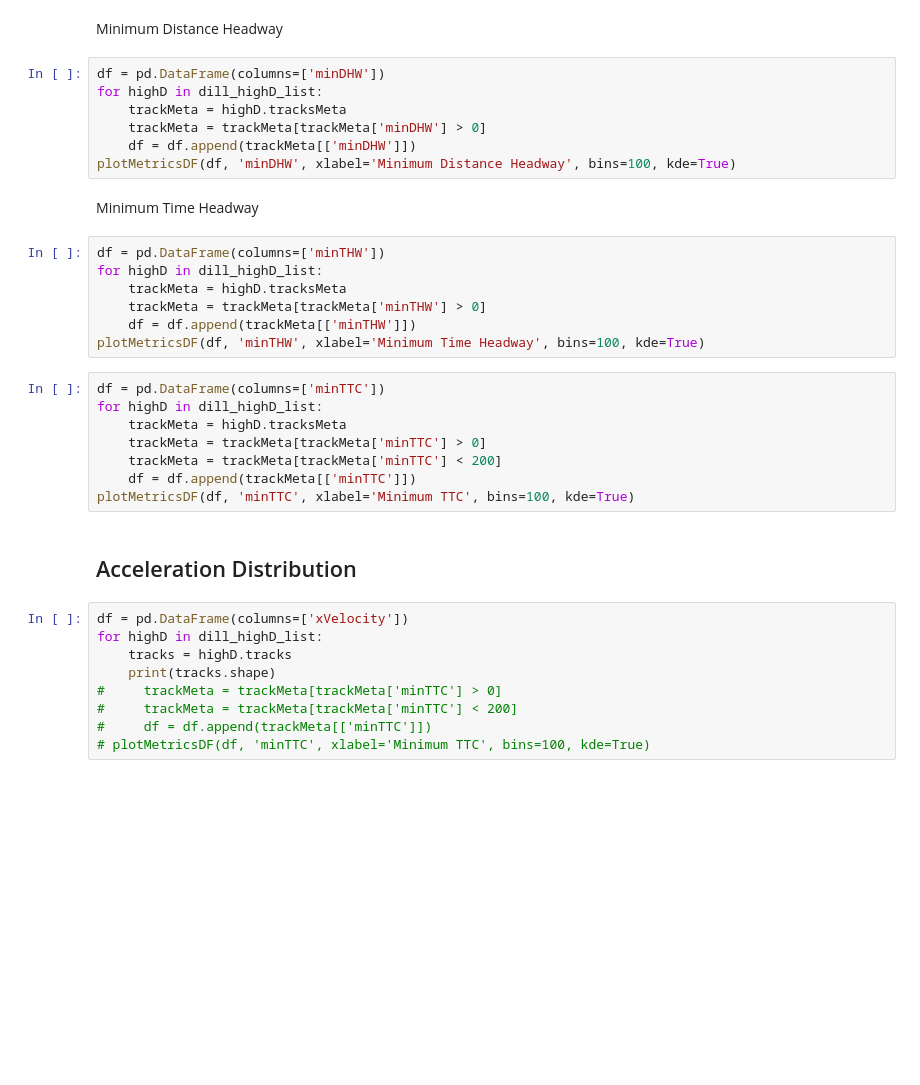
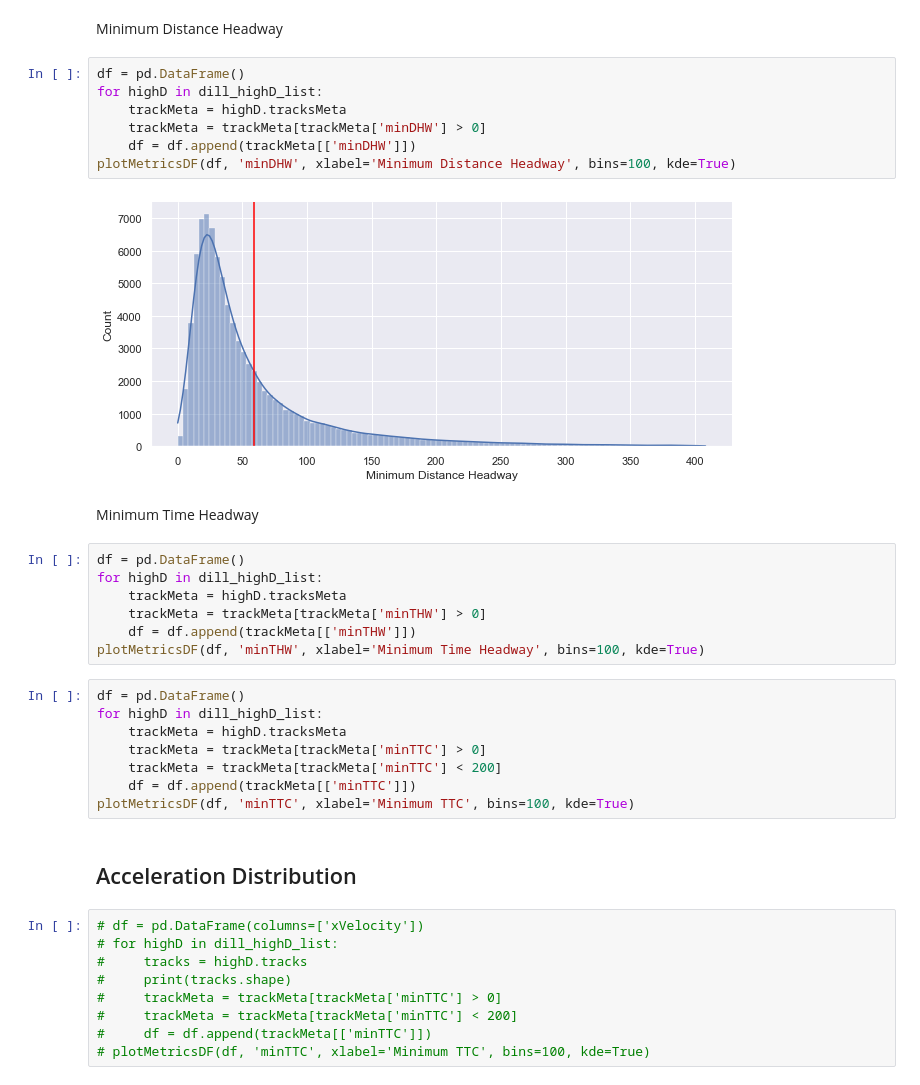
Before and after one commit to adhocmaster/drone-dataset-tools, a Jupyter notebook: src/highD_code/plot.ipynb, the cells around one changed output. Cells and saved outputs as stored; diff of their text form; blank space fills up the shorter version.

```diff
--- a/src/highD_code/plot.ipynb
+++ b/src/highD_code/plot.ipynb
@@ -66,23 +76,25 @@ plotMetricsDF(df, 'meanXVelocity', xlabel='Average Velocity', bins=100, kde=True
 # %% [markdown]
 Minimum Distance Headway
 # %%
-df = pd.DataFrame(columns=['minDHW'])
+df = pd.DataFrame()
 for highD in dill_highD_list:
     trackMeta = highD.tracksMeta
     trackMeta = trackMeta[trackMeta['minDHW'] > 0]
     df = df.append(trackMeta[['minDHW']])
 plotMetricsDF(df, 'minDHW', xlabel='Minimum Distance Headway', bins=100, kde=True)
+# %% [output]
+[figure, added]
 # %% [markdown]
 Minimum Time Headway
 # %%
-df = pd.DataFrame(columns=['minTHW'])
+df = pd.DataFrame()
 for highD in dill_highD_list:
     trackMeta = highD.tracksMeta
     trackMeta = trackMeta[trackMeta['minTHW'] > 0]
     df = df.append(trackMeta[['minTHW']])
 plotMetricsDF(df, 'minTHW', xlabel='Minimum Time Headway', bins=100, kde=True)
 # %%
-df = pd.DataFrame(columns=['minTTC'])
+df = pd.DataFrame()
 for highD in dill_highD_list:
     trackMeta = highD.tracksMeta
     trackMeta = trackMeta[trackMeta['minTTC'] > 0]
@@ -92,10 +104,10 @@ plotMetricsDF(df, 'minTTC', xlabel='Minimum TTC', bins=100, kde=True)
 # %% [markdown]
 ## Acceleration Distribution
 # %%
-df = pd.DataFrame(columns=['xVelocity'])
-for highD in dill_highD_list:
-    tracks = highD.tracks
-    print(tracks.shape)
+# df = pd.DataFrame(columns=['xVelocity'])
+# for highD in dill_highD_list:
+#     tracks = highD.tracks
+#     print(tracks.shape)
 #     trackMeta = trackMeta[trackMeta['minTTC'] > 0]
 #     trackMeta = trackMeta[trackMeta['minTTC'] < 200]
 #     df = df.append(trackMeta[['minTTC']])
```
Also changed, not shown: parts of 5 cells of this notebook, 4 other files.
